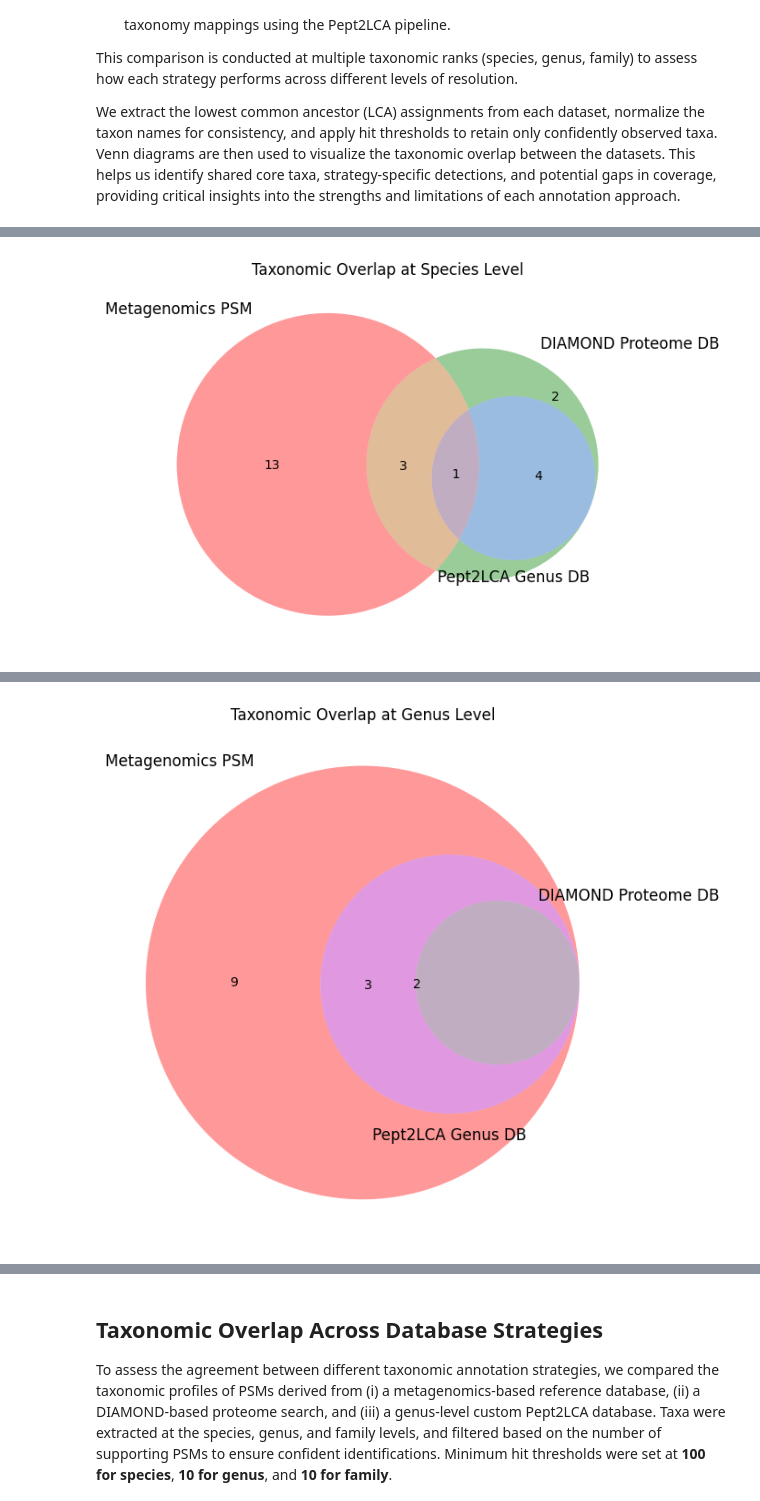
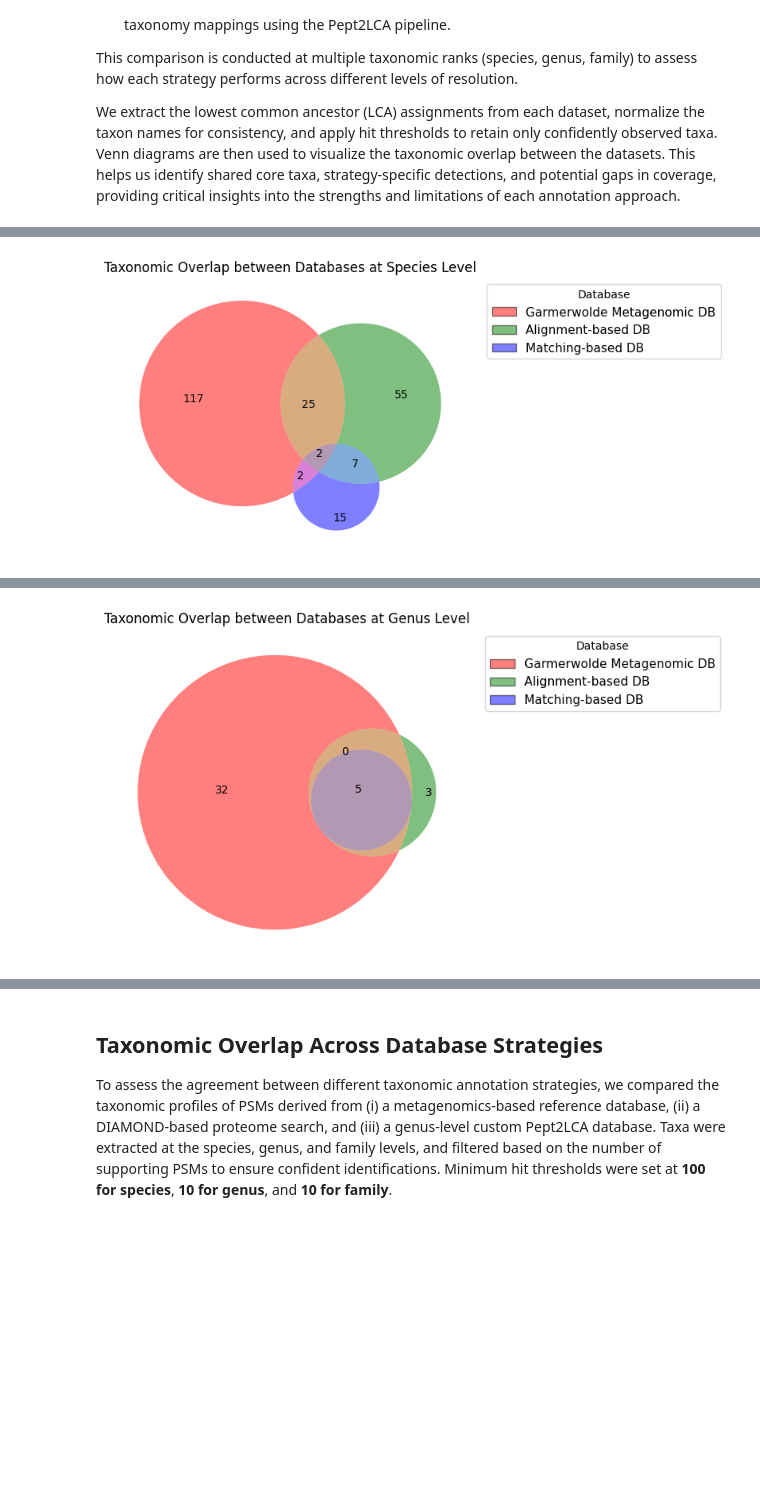
Before and after one commit to Asciilator/Peptide_identification_with_custom_database, a Jupyter notebook: Community_comparisons/taxa_overlap_with_metagen.ipynb, the cells around one changed output, grey strips where cells are left out. Cells and saved outputs as stored; diff of their text form; code cells hidden in the pictures; blank space fills up the shorter version.

```diff
--- a/Community_comparisons/taxa_overlap_with_metagen.ipynb
+++ b/Community_comparisons/taxa_overlap_with_metagen.ipynb
@@ -15,30 +15,30 @@ import pandas as pd
 from matplotlib_venn import venn3
 import matplotlib.pyplot as plt
 from collections import Counter
+from matplotlib.patches import Patch
 
-# === Load CSVs into DataFrames ===
+# === Load CSVs ===
 df_meta = pd.read_csv("metagenomics_psm_taxa_annotated.csv")
 df_diamond = pd.read_csv("diamond_from_proteomes_clust95_psm.csv")
 df_genusdb = pd.read_csv("genus_composition_psm.csv")
 
-# === Define frequency thresholds for filtering ===
+# === Frequency thresholds ===
 thresholds = {
-    "species": 100,
-    "genus": 10,
-    "family": 10
+    "species": 1,
+    "genus": 1,
+    "family": 1
 }
 
-# === Taxon extractor with filtering and specific exception for 'candidatus competibacter' ===
+# === Taxon extractor ===
 def extract_normalized_taxa(df, rank_col, name_col, target_rank, min_count):
     df_filtered = df[df[rank_col] == target_rank]
     names = df_filtered[name_col].dropna().astype(str)
     normalized = names.str.lower().str.strip().apply(lambda x: " ".join(x.split()[:2]))
-
     counts = Counter(normalized)
     filtered = {taxon for taxon, count in counts.items() if count >= min_count}
     return filtered
 
-# === Plot Venn Diagram and print all relevant taxa lists ===
+# === Plot Venn diagram and print overlaps ===
 def plot_taxa_overlap(rank):
     min_count = thresholds.get(rank, 1)
 
@@ -47,30 +47,58 @@ def plot_taxa_overlap(rank):
     genusdb_set = extract_normalized_taxa(df_genusdb, "lca rank", "lca", rank, min_count)
 
     print(f"\n--- {rank.capitalize()} Level (min {min_count} hits) ---")
-    print(f"Metagenomics PSM:  {len(meta_set)} taxa → {sorted(meta_set)}")
-    print(f"DIAMOND DB:        {len(diamond_set)} taxa → {sorted(diamond_set)}")
-    print(f"Pept2LCA Genus DB: {len(genusdb_set)} taxa → {sorted(genusdb_set)}")
+    print(f"Garmerwolde Metagenomic DB: {len(meta_set)} taxa → {sorted(meta_set)}")
+    print(f"Alignment-based DB: {len(diamond_set)} taxa → {sorted(diamond_set)}")
+    print(f"Matching-based DB: {len(genusdb_set)} taxa → {sorted(genusdb_set)}")
 
-    # Compute overlaps
+    # Overlaps
     overlap_all = meta_set & diamond_set & genusdb_set
     overlap_meta_diamond = (meta_set & diamond_set) - overlap_all
     overlap_meta_genusdb = (meta_set & genusdb_set) - overlap_all
     overlap_diamond_genusdb = (diamond_set & genusdb_set) - overlap_all
 
-    print(f"\nShared by all three ({len(overlap_all)}): {sorted(overlap_all)}")
-    print(f"Metagenomics & DIAMOND only ({len(overlap_meta_diamond)}): {sorted(overlap_meta_diamond)}")
-    print(f"Metagenomics & Pept2LCA only ({len(overlap_meta_genusdb)}): {sorted(overlap_meta_genusdb)}")
+    only_meta = meta_set - diamond_set - genusdb_set
+    only_diamond = diamond_set - meta_set - genusdb_set
+    only_genusdb = genusdb_set - meta_set - diamond_set
+
+    # Print
+    print("\n=== Overlaps ===")
+    print(f"Shared by all three ({len(overlap_all)}): {sorted(overlap_all)}")
+    print(f"Metagenomic & DIAMOND only ({len(overlap_meta_diamond)}): {sorted(overlap_meta_diamond)}")
+    print(f"Metagenomic & Pept2LCA only ({len(overlap_meta_genusdb)}): {sorted(overlap_meta_genusdb)}")
     print(f"DIAMOND & Pept2LCA only ({len(overlap_diamond_genusdb)}): {sorted(overlap_diamond_genusdb)}")
+    print(f"\nUnique to Garmerwolde ({len(only_meta)}): {sorted(only_meta)}")
+    print(f"Unique to DIAMOND ({len(only_diamond)}): {sorted(only_diamond)}")
+    print(f"Unique to Pept2LCA ({len(only_genusdb)}): {sorted(only_genusdb)}")
 
-    # Plot Venn diagram
-    plt.figure(figsize=(7, 7))
-    venn3([meta_set, diamond_set, genusdb_set],
-          set_labels=("Metagenomics PSM", "DIAMOND Proteome DB", "Pept2LCA Genus DB"))
-    plt.title(f"Taxonomic Overlap at {rank.capitalize()} Level")
+    # Plot
+    plt.figure(figsize=(8, 8))
+    venn = venn3(
+        [meta_set, diamond_set, genusdb_set],
+        set_labels=("", "", ""),  # No labels inside circles
+        set_colors=("red", "green", "blue"),
+        alpha=0.5
+    )
+    plt.title(f"Taxonomic Overlap between Databases at {rank.capitalize()} Level")
+
+    # Add legend
+    legend_elements = [
+        Patch(facecolor='red', edgecolor='black', alpha=0.5, label='Garmerwolde Metagenomic DB'),
+        Patch(facecolor='green', edgecolor='black', alpha=0.5, label='Alignment-based DB'),
+        Patch(facecolor='blue', edgecolor='black', alpha=0.5, label='Matching-based DB')
+    ]
+    plt.legend(
+        handles=legend_elements,
+        loc='upper left',
+        bbox_to_anchor=(1.05, 1),
+        fontsize=11,
+        title='Database'
+    )
+
     plt.tight_layout()
     plt.show()
 
-# === Run plots and print taxa lists for each rank ===
+# === Run for all levels ===
 plot_taxa_overlap("species")
 plot_taxa_overlap("genus")
 plot_taxa_overlap("family")
@@ -87 +120 @@ DIAMOND & Pept2LCA only (4): ['candidatus dechloromonas', 'candidatus phosphorib
-[figure, old version]
+[figure, new version]
@@ -97 +135 @@ DIAMOND & Pept2LCA only (0): []
-[figure, old version]
+[figure, new version]
```
Also changed, not shown: parts of 1 cell of this notebook, 7 other files.
